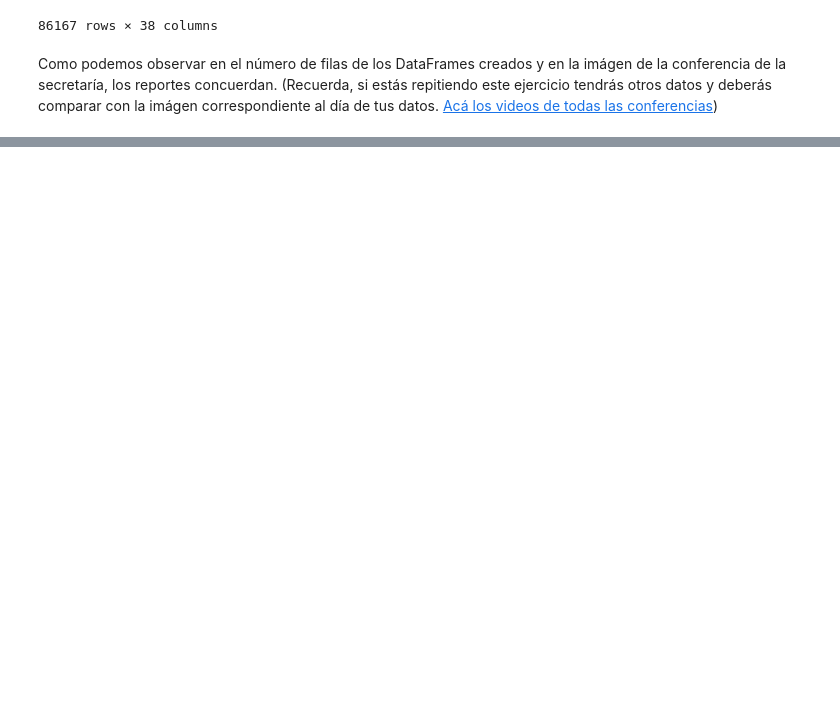
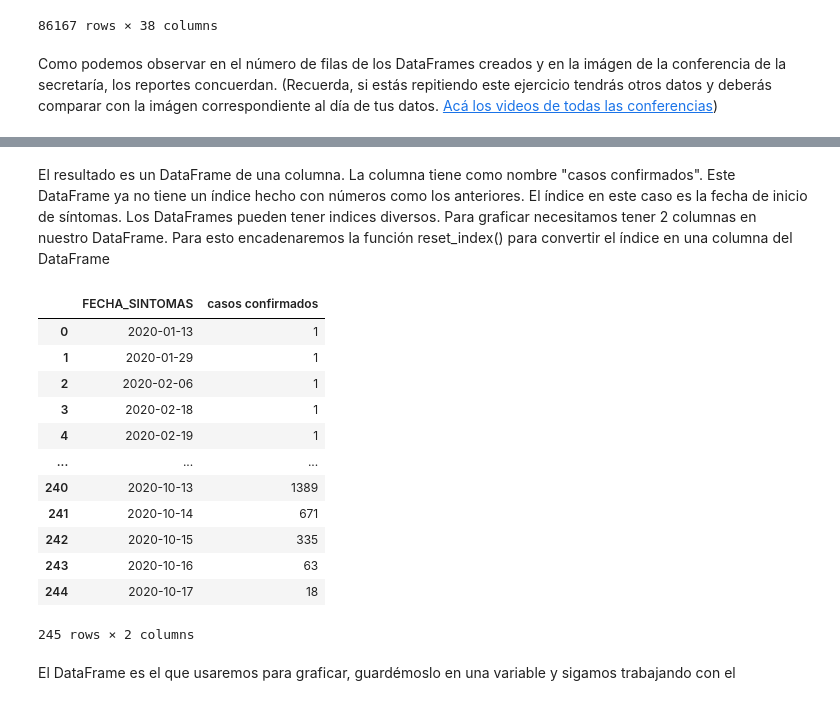
Before and after one commit to irvingfisica/taller01, a Jupyter notebook: taller_python.ipynb, the cells around one changed output, grey strips where cells are left out. Drawn from its saved outputs; the diff is of its cells as text; code cells hidden in the pictures; blank space fills up the shorter version.

```diff
--- a/taller_python.ipynb
+++ b/taller_python.ipynb
@@ -486,0 +542,20 @@ Como podemos observar en el número de filas de los DataFrames creados y en la i
+# %% [markdown]
+El resultado es un DataFrame de una columna. La columna tiene como nombre "casos confirmados". Este DataFrame ya no tiene un índice hecho con números como los anteriores. El índice en este caso es la fecha de inicio de síntomas. Los DataFrames pueden tener indices diversos. Para graficar necesitamos tener 2 columnas en nuestro DataFrame. Para esto encadenaremos la función reset_index() para convertir el índice en una columna del DataFrame
+# %%
+grupos.size().to_frame("casos confirmados").reset_index()
+# %% [output]
+|  | FECHA_SINTOMAS | casos confirmados |
+| 0 | 2020-01-13 | 1 |
+| 1 | 2020-01-29 | 1 |
+| 2 | 2020-02-06 | 1 |
+| 3 | 2020-02-18 | 1 |
+| 4 | 2020-02-19 | 1 |
+| ... | ... | ... |
+| 240 | 2020-10-13 | 1389 |
+| 241 | 2020-10-14 | 671 |
+| 242 | 2020-10-15 | 335 |
+| 243 | 2020-10-16 | 63 |
+| 244 | 2020-10-17 | 18 |
+245 rows × 2 columns
+# %% [markdown]
+El DataFrame es el que usaremos para graficar, guardémoslo en una variable y sigamos trabajando con el
```
Also changed, not shown: parts of 27 cells of this notebook.
